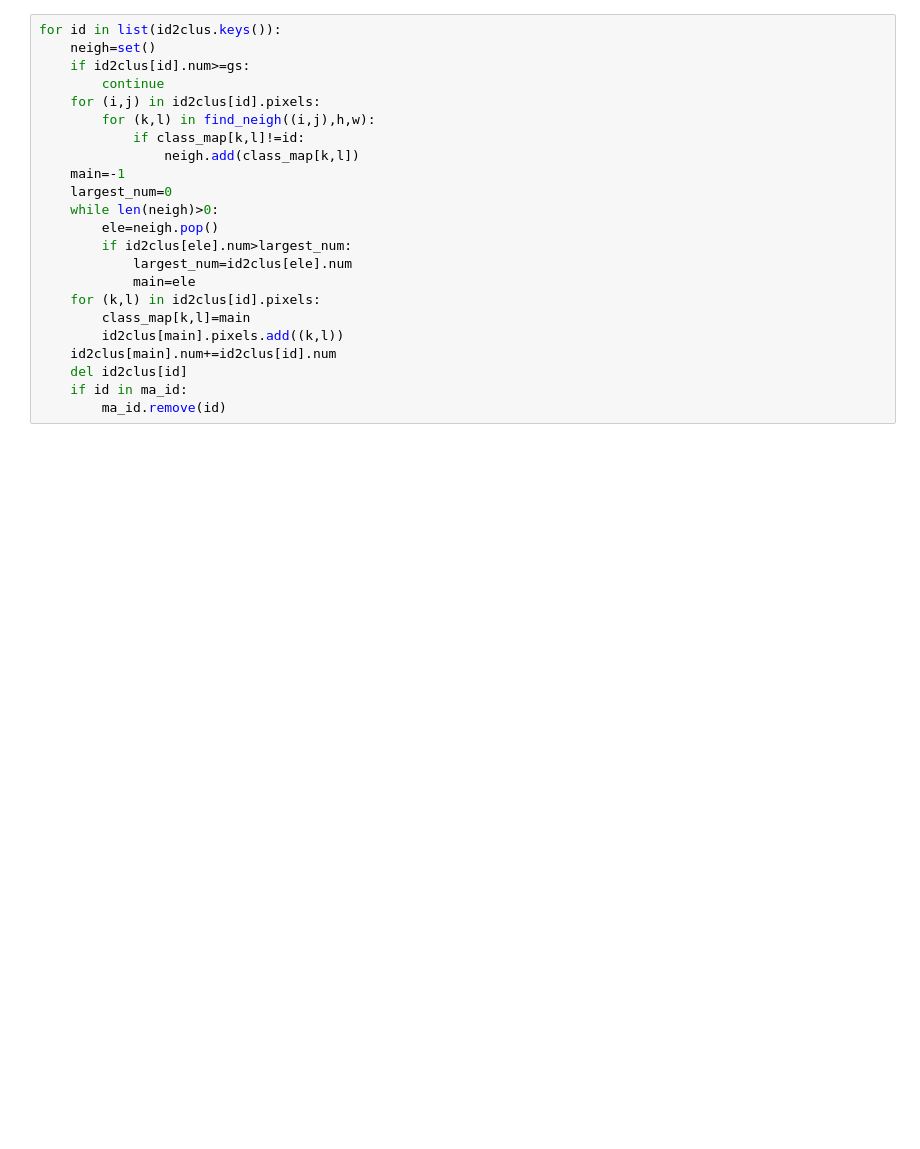
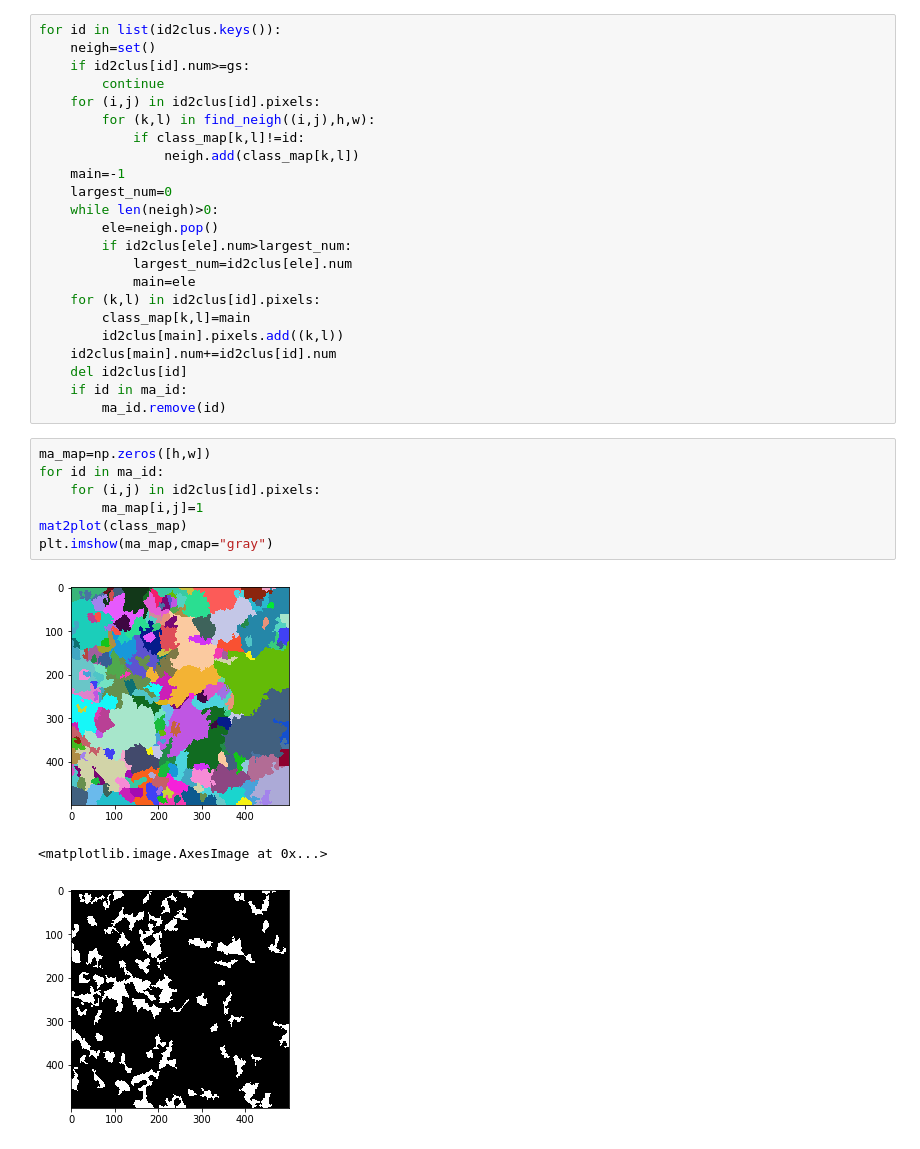
Before and after one commit to tsukiyashirokisaki/dp780, a Jupyter notebook: edge.ipynb, the cells around one changed output. Drawn from its saved outputs; the diff is of its cells as text; blank space fills up the shorter version.

```diff
--- a/edge.ipynb
+++ b/edge.ipynb
@@ -165,3 +192,14 @@ for id in list(id2clus.keys()):
     del id2clus[id]
     if id in ma_id:
         ma_id.remove(id)
+# %%
+ma_map=np.zeros([h,w])
+for id in ma_id:
+    for (i,j) in id2clus[id].pixels:
+        ma_map[i,j]=1
+mat2plot(class_map)
+plt.imshow(ma_map,cmap="gray")
+# %% [output]
+[figure, added]
+<matplotlib.image.AxesImage at 0x...>
+[figure, added]
```
Also changed, not shown: parts of 7 cells of this notebook, 7 other files.
